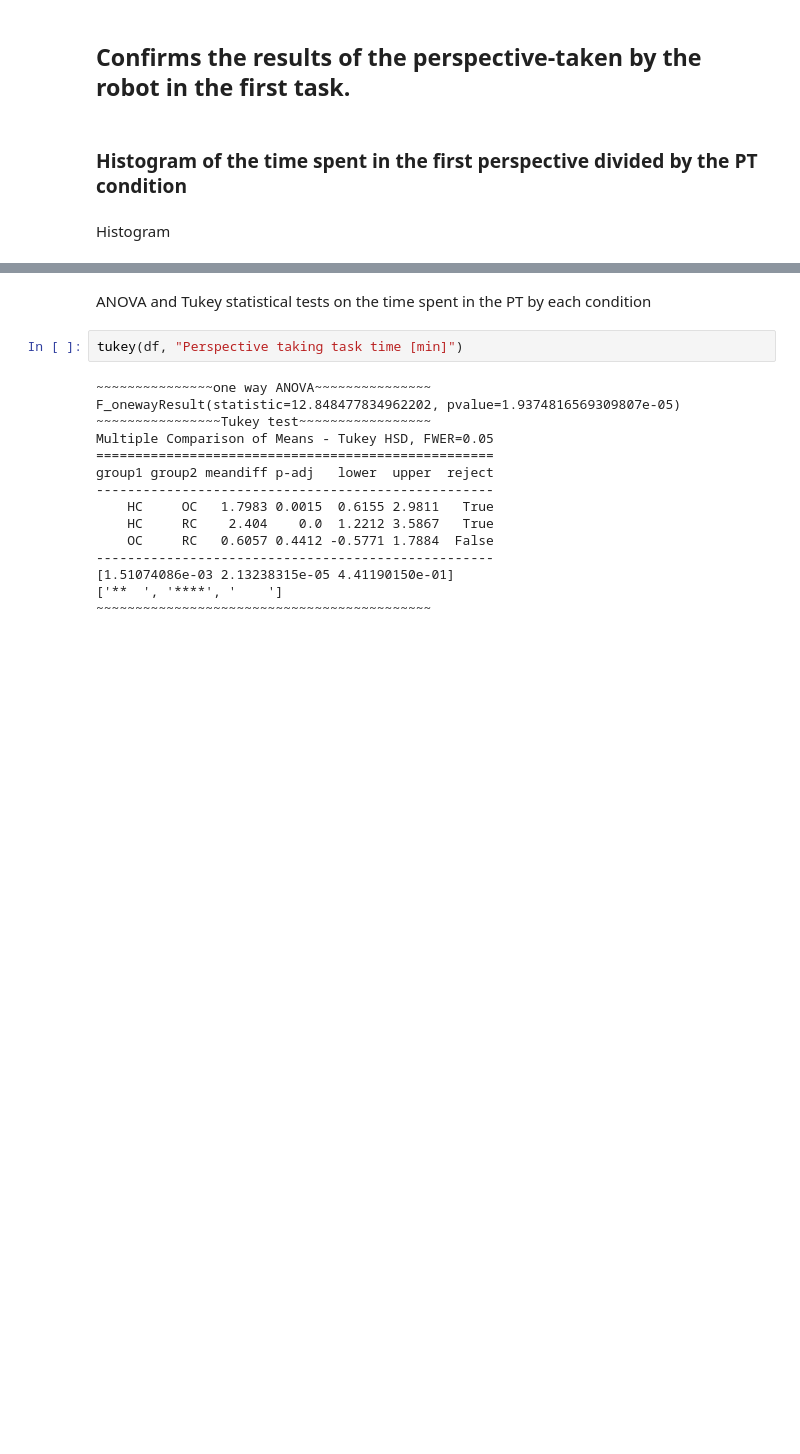
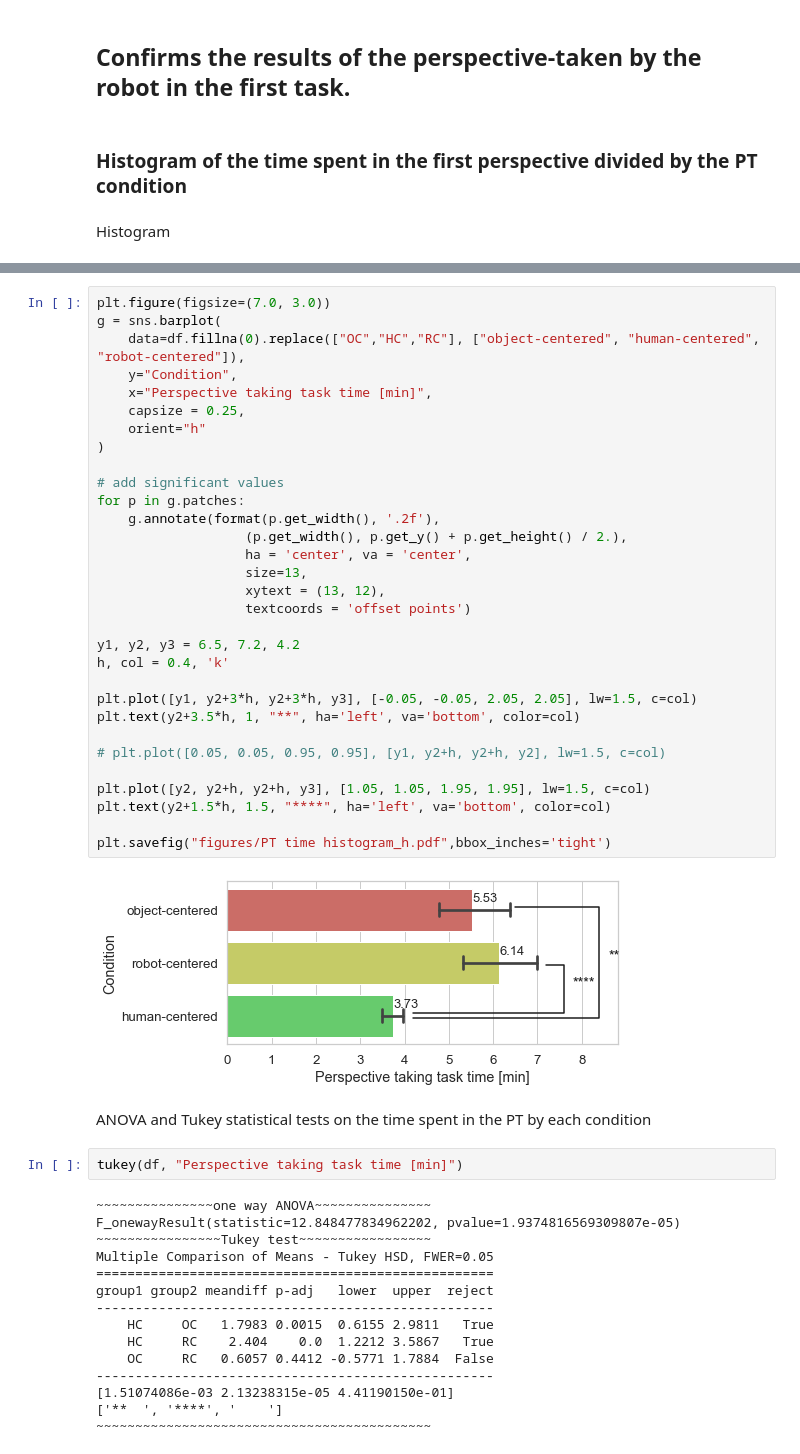
Before and after one commit to Joao-Tiago-Almeida/HRI2023---Conference-Paper, a Jupyter notebook: main.ipynb, the cells around one changed output, grey strips where cells are left out. Drawn from its saved outputs; the diff is of its cells as text; blank space fills up the shorter version.

```diff
--- a/main.ipynb
+++ b/main.ipynb
@@ -114,3 +124,36 @@ plt.savefig("figures/PT time histogram.pdf",bbox_inches='tight')
+# %%
+plt.figure(figsize=(7.0, 3.0))
+g = sns.barplot(
+    data=df.fillna(0).replace(["OC","HC","RC"], ["object-centered", "human-centered", "robot-centered"]),
+    y="Condition",
+    x="Perspective taking task time [min]",
+    capsize = 0.25,
+    orient="h"
+)
+
+# add significant values
+for p in g.patches:
+    g.annotate(format(p.get_width(), '.2f'),
+                   (p.get_width(), p.get_y() + p.get_height() / 2.),
+                   ha = 'center', va = 'center',
+                   size=13,
+                   xytext = (13, 12),
+                   textcoords = 'offset points')
+
+y1, y2, y3 = 6.5, 7.2, 4.2
+h, col = 0.4, 'k'
+
+plt.plot([y1, y2+3*h, y2+3*h, y3], [-0.05, -0.05, 2.05, 2.05], lw=1.5, c=col)
+plt.text(y2+3.5*h, 1, "**", ha='left', va='bottom', color=col)
+
+# plt.plot([0.05, 0.05, 0.95, 0.95], [y1, y2+h, y2+h, y2], lw=1.5, c=col)
+
+plt.plot([y2, y2+h, y2+h, y3], [1.05, 1.05, 1.95, 1.95], lw=1.5, c=col)
+plt.text(y2+1.5*h, 1.5, "****", ha='left', va='bottom', color=col)
+
+plt.savefig("figures/PT time histogram_h.pdf",bbox_inches='tight')
+# %% [output]
+[figure, added]
 # %% [markdown]
 ANOVA and Tukey statistical tests on the time spent in the PT by each condition
 # %%
```
Also changed, not shown: parts of 16 cells of this notebook, 11 other files.
